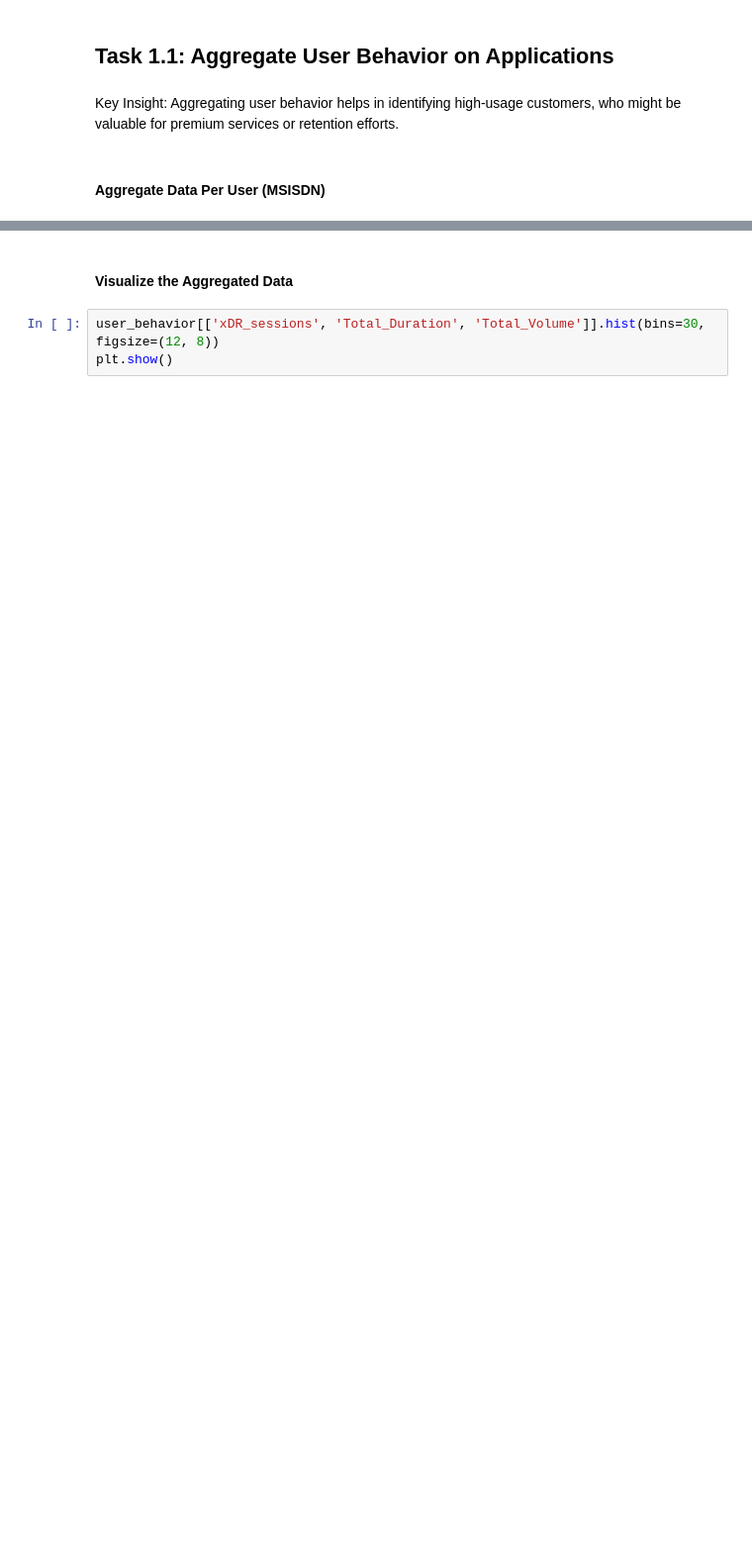
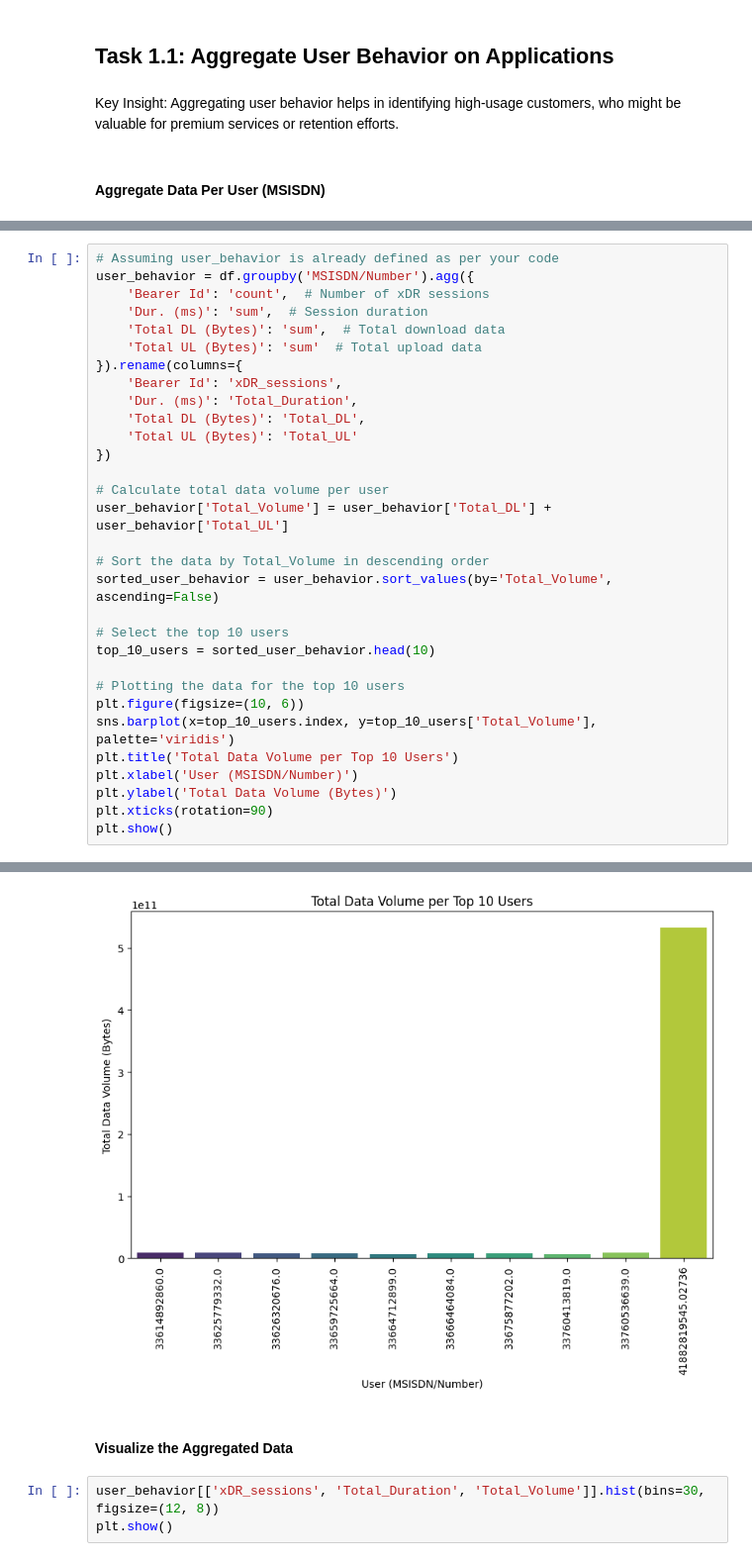
Before and after one commit to zol23-g/TellCo-Financial-Analysis, a Jupyter notebook: notebooks/financial_analysis.ipynb, the cells around one changed output, grey strips where cells are left out. Shown at 99% size. Cells and saved outputs as stored; diff of their text form; blank space fills up the shorter version.

```diff
--- a/notebooks/financial_analysis.ipynb
+++ b/notebooks/financial_analysis.ipynb
@@ -443,0 +479,32 @@ user_behavior.head()
+# %%
+# Assuming user_behavior is already defined as per your code
+user_behavior = df.groupby('MSISDN/Number').agg({
+    'Bearer Id': 'count',  # Number of xDR sessions
+    'Dur. (ms)': 'sum',  # Session duration
+    'Total DL (Bytes)': 'sum',  # Total download data
+    'Total UL (Bytes)': 'sum'  # Total upload data
+}).rename(columns={
+    'Bearer Id': 'xDR_sessions',
+    'Dur. (ms)': 'Total_Duration',
+    'Total DL (Bytes)': 'Total_DL',
+    'Total UL (Bytes)': 'Total_UL'
+})
+
+# Calculate total data volume per user
+user_behavior['Total_Volume'] = user_behavior['Total_DL'] + user_behavior['Total_UL']
+
+# Sort the data by Total_Volume in descending order
+sorted_user_behavior = user_behavior.sort_values(by='Total_Volume', ascending=False)
+
+# Select the top 10 users
+top_10_users = sorted_user_behavior.head(10)
+
+# Plotting the data for the top 10 users
+plt.figure(figsize=(10, 6))
+sns.barplot(x=top_10_users.index, y=top_10_users['Total_Volume'], palette='viridis')
+plt.title('Total Data Volume per Top 10 Users')
+plt.xlabel('User (MSISDN/Number)')
+plt.ylabel('Total Data Volume (Bytes)')
+plt.xticks(rotation=90)
+plt.show()
+# %% [output]
@@ -444,3 +514,4 @@ user_behavior.head()
+[figure, added]
 # %% [markdown]
 #### Visualize the Aggregated Data
 # %%
```
Also changed, not shown: parts of 9 cells of this notebook, 4 other files.
